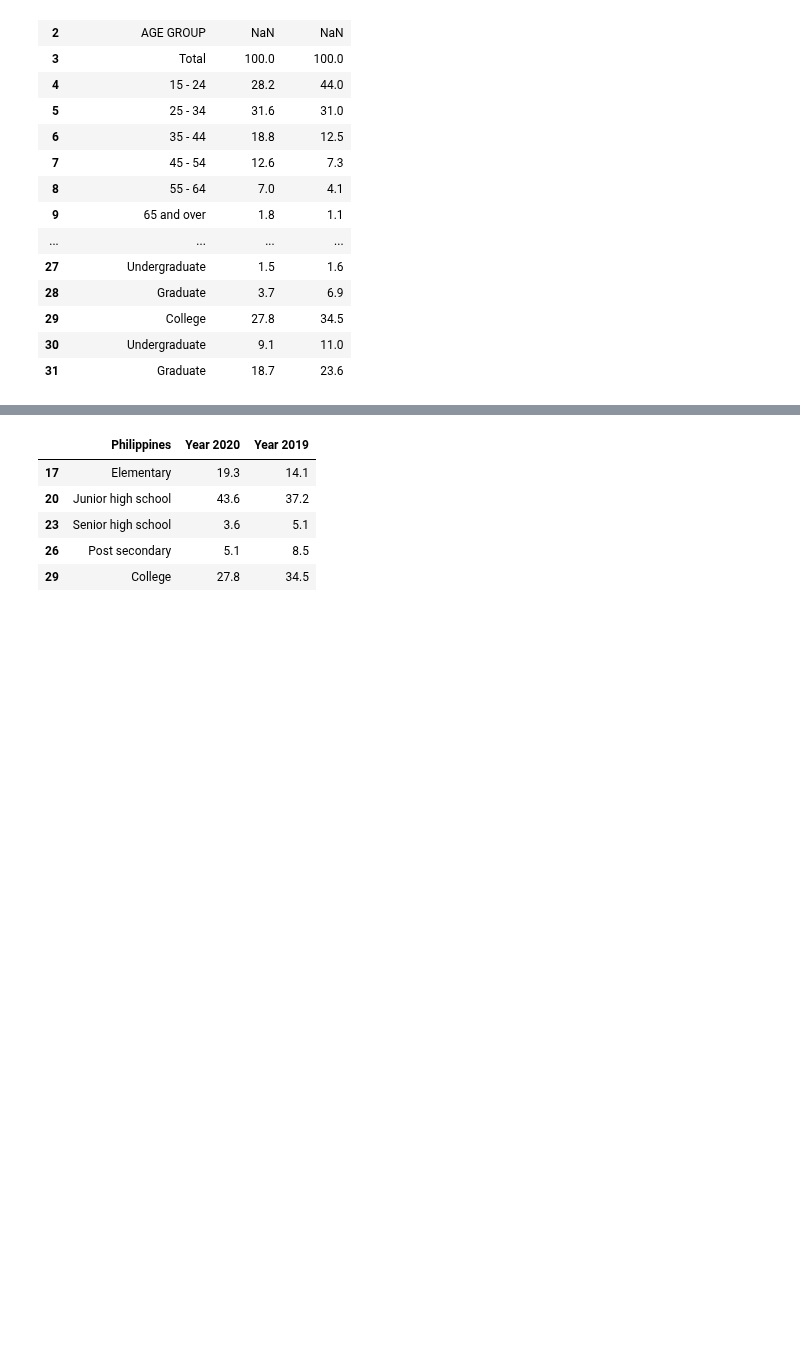
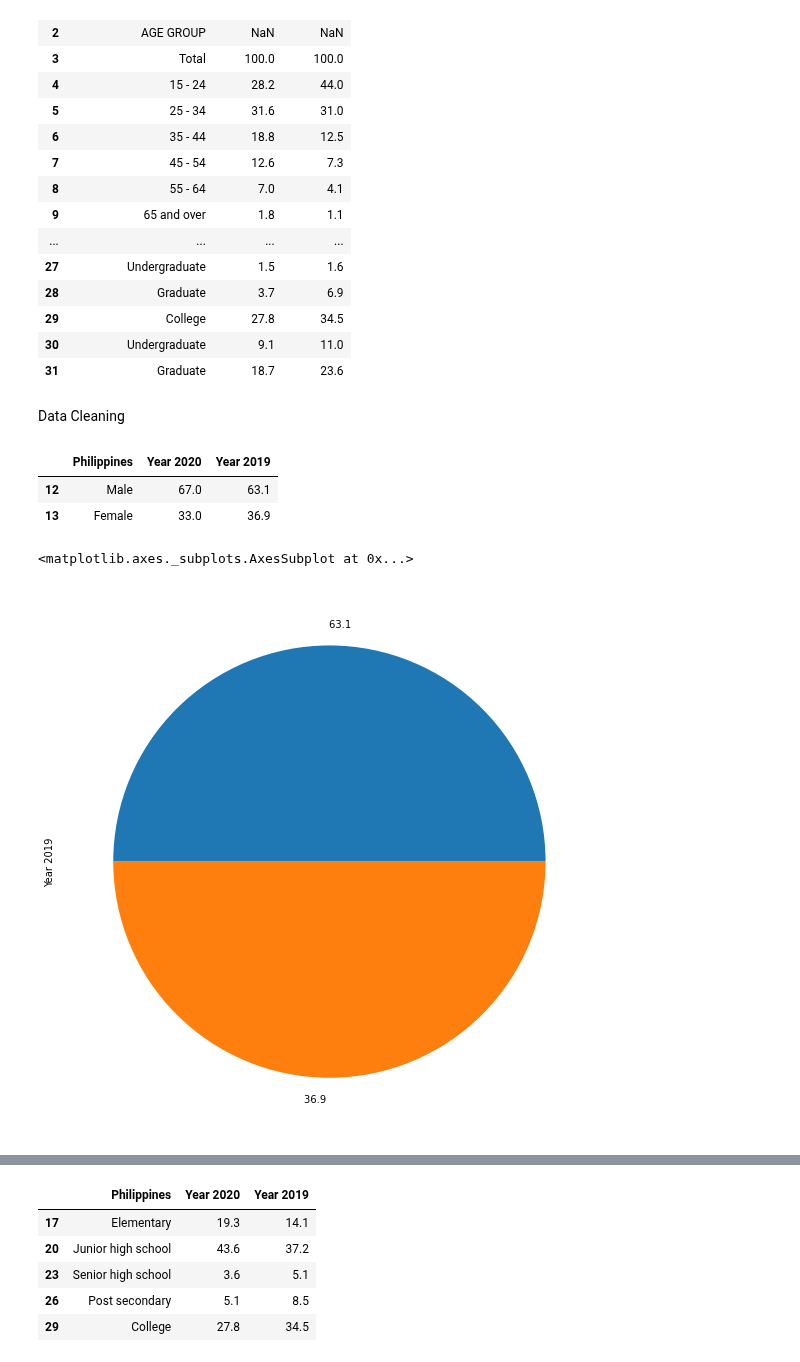
Before and after one commit to maezie19-02475/3206-The-Conquerors, a Jupyter notebook: COVID_19_DESCRIPTIVE_ANALYSIS_INFORMATION_AND_IMPACT_ON_EMPLOYMENT.ipynb, the cells around one changed output, grey strips where cells are left out. Drawn from its saved outputs; the diff is of its cells as text; code cells hidden in the pictures; blank space fills up the shorter version.

```diff
--- a/COVID_19_DESCRIPTIVE_ANALYSIS_INFORMATION_AND_IMPACT_ON_EMPLOYMENT.ipynb
+++ b/COVID_19_DESCRIPTIVE_ANALYSIS_INFORMATION_AND_IMPACT_ON_EMPLOYMENT.ipynb
@@ -143,3 +143,22 @@ data3.head(33)
 | 29 | College | 27.8 | 34.5 |
 | 30 | Undergraduate | 9.1 | 11.0 |
 | 31 | Graduate | 18.7 | 23.6 |
+# %% [markdown]
+Data Cleaning
+# %%
+data3= pd.DataFrame(data3)
+data3.drop([0, 1, 2, 3, 4, 5, 6, 7, 8, 9, 10,
+            11, 14, 15, 16, 17, 18, 19, 20, 21, 22, 23, 24, 25, 26, 27, 28, 29, 30, 31], axis = 0, inplace=True)
+data3.head(5)
+# %% [output]
+|  | Philippines | Year 2020 | Year 2019 |
+| 12 | Male | 67.0 | 63.1 |
+| 13 | Female | 33.0 | 36.9 |
+# %%
+f = plt.figure(tight_layout=True)
+f.set_figwidth(20)
+f.set_figheight(10)
+data3['Year 2019'].value_counts().plot(kind='pie', figsize = (8,8))
+# %% [output]
+<matplotlib.axes._subplots.AxesSubplot at 0x...>
+[figure, added]
```
Also changed, not shown: parts of 2 cells of this notebook.
